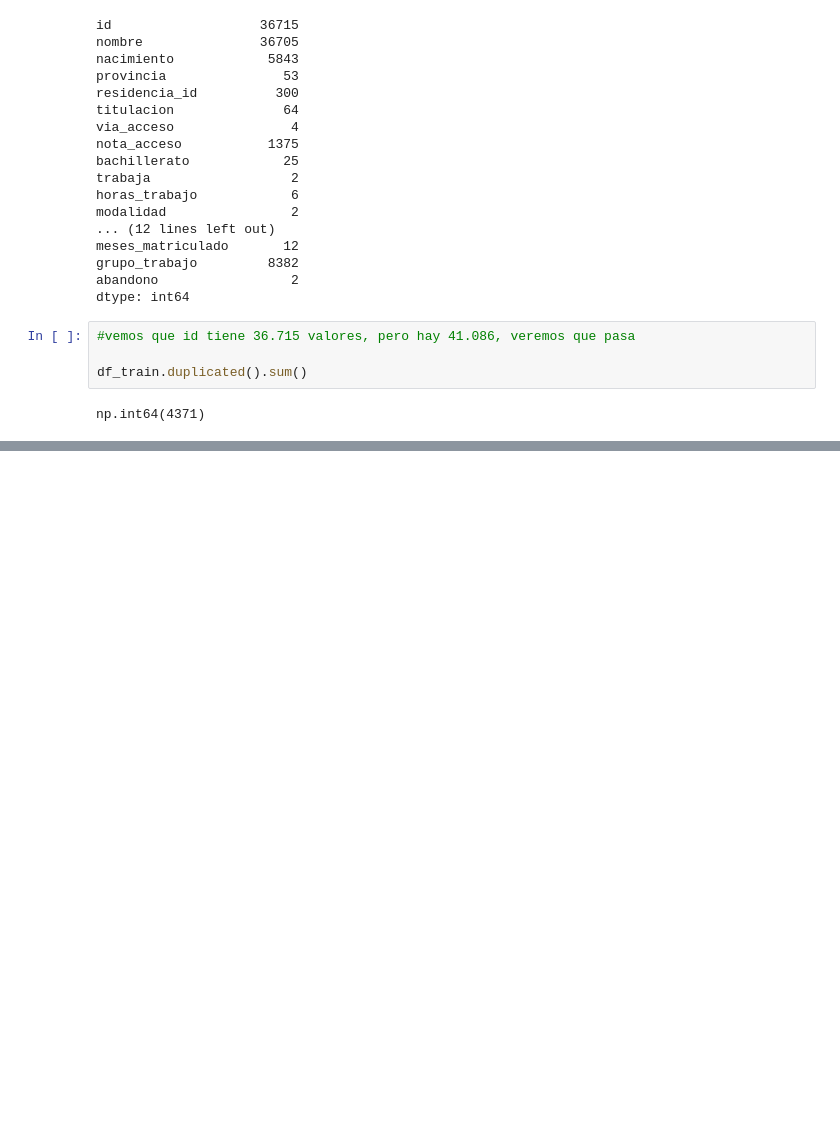
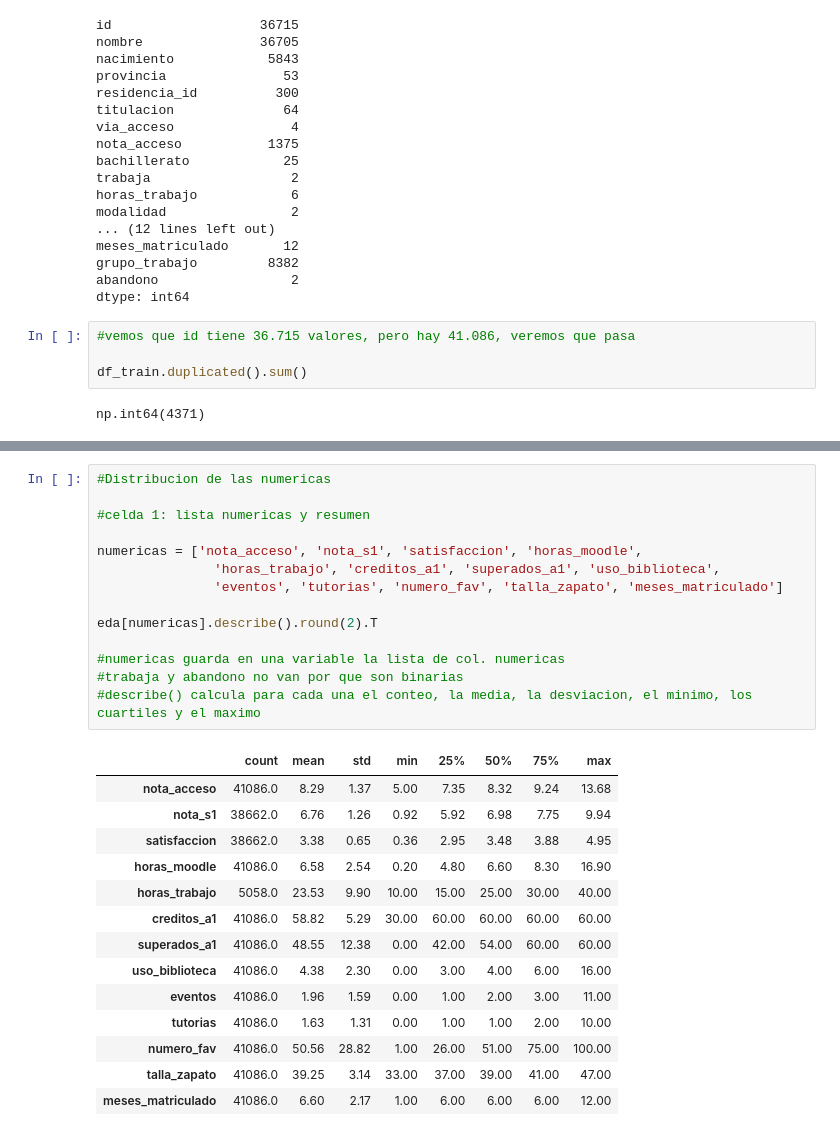
Before and after one commit to alfquito0206/data-mining-2026, a Jupyter notebook: practica-01/Práctica 1 - Análisis, procesamiento y validación .ipynb, the cells around one changed output, grey strips where cells are left out. Cells and saved outputs as stored; diff of their text form; blank space fills up the shorter version.

```diff
--- a/practica-01/Práctica 1 - Análisis, procesamiento y validación .ipynb
+++ b/practica-01/Práctica 1 - Análisis, procesamiento y validación .ipynb
@@ -711,0 +759,29 @@ Name: nota_acceso, dtype: str
+# %%
+#Distribucion de las numericas
+
+#celda 1: lista numericas y resumen
+
+numericas = ['nota_acceso', 'nota_s1', 'satisfaccion', 'horas_moodle',
+               'horas_trabajo', 'creditos_a1', 'superados_a1', 'uso_biblioteca',
+               'eventos', 'tutorias', 'numero_fav', 'talla_zapato', 'meses_matriculado']
+
+eda[numericas].describe().round(2).T
+
+#numericas guarda en una variable la lista de col. numericas
+#trabaja y abandono no van por que son binarias
+#describe() calcula para cada una el conteo, la media, la desviacion, el minimo, los cuartiles y el maximo
+# %% [output]
+|  | count | mean | std | min | 25% | 50% | 75% | max |
+| nota_acceso | 41086.0 | 8.29 | 1.37 | 5.00 | 7.35 | 8.32 | 9.24 | 13.68 |
+| nota_s1 | 38662.0 | 6.76 | 1.26 | 0.92 | 5.92 | 6.98 | 7.75 | 9.94 |
+| satisfaccion | 38662.0 | 3.38 | 0.65 | 0.36 | 2.95 | 3.48 | 3.88 | 4.95 |
+| horas_moodle | 41086.0 | 6.58 | 2.54 | 0.20 | 4.80 | 6.60 | 8.30 | 16.90 |
+| horas_trabajo | 5058.0 | 23.53 | 9.90 | 10.00 | 15.00 | 25.00 | 30.00 | 40.00 |
+| creditos_a1 | 41086.0 | 58.82 | 5.29 | 30.00 | 60.00 | 60.00 | 60.00 | 60.00 |
+| superados_a1 | 41086.0 | 48.55 | 12.38 | 0.00 | 42.00 | 54.00 | 60.00 | 60.00 |
+| uso_biblioteca | 41086.0 | 4.38 | 2.30 | 0.00 | 3.00 | 4.00 | 6.00 | 16.00 |
+| eventos | 41086.0 | 1.96 | 1.59 | 0.00 | 1.00 | 2.00 | 3.00 | 11.00 |
+| tutorias | 41086.0 | 1.63 | 1.31 | 0.00 | 1.00 | 1.00 | 2.00 | 10.00 |
+| numero_fav | 41086.0 | 50.56 | 28.82 | 1.00 | 26.00 | 51.00 | 75.00 | 100.00 |
+| talla_zapato | 41086.0 | 39.25 | 3.14 | 33.00 | 37.00 | 39.00 | 41.00 | 47.00 |
+| meses_matriculado | 41086.0 | 6.60 | 2.17 | 1.00 | 6.00 | 6.00 | 6.00 | 12.00 |
```
Also changed, not shown: parts of 27 cells of this notebook, 1 other file.
